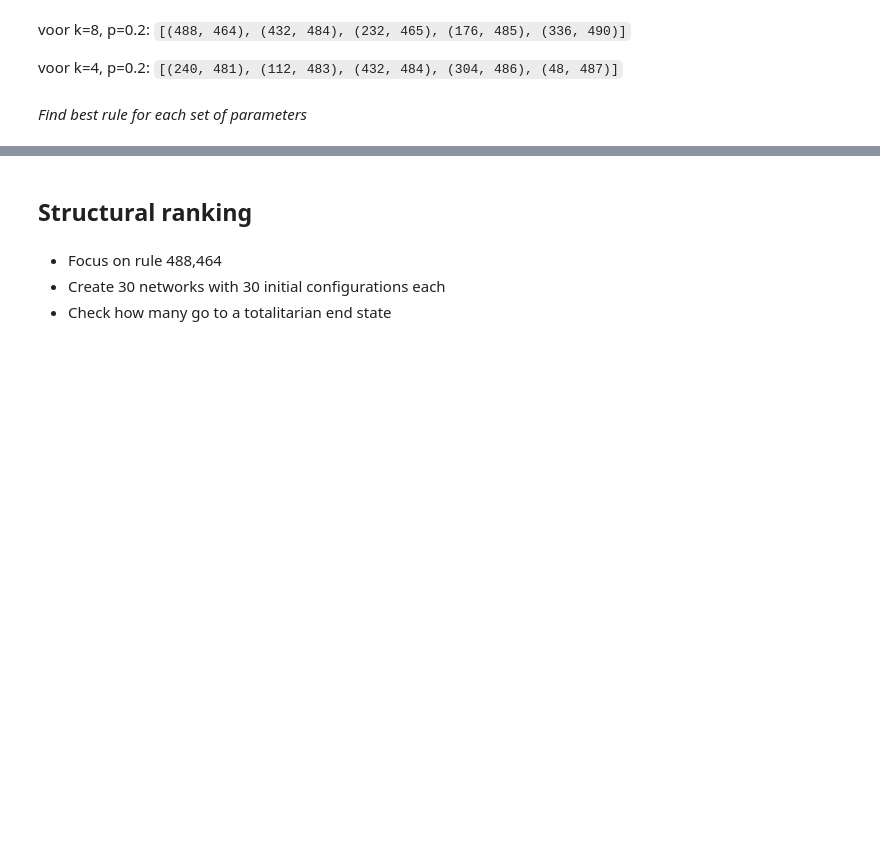
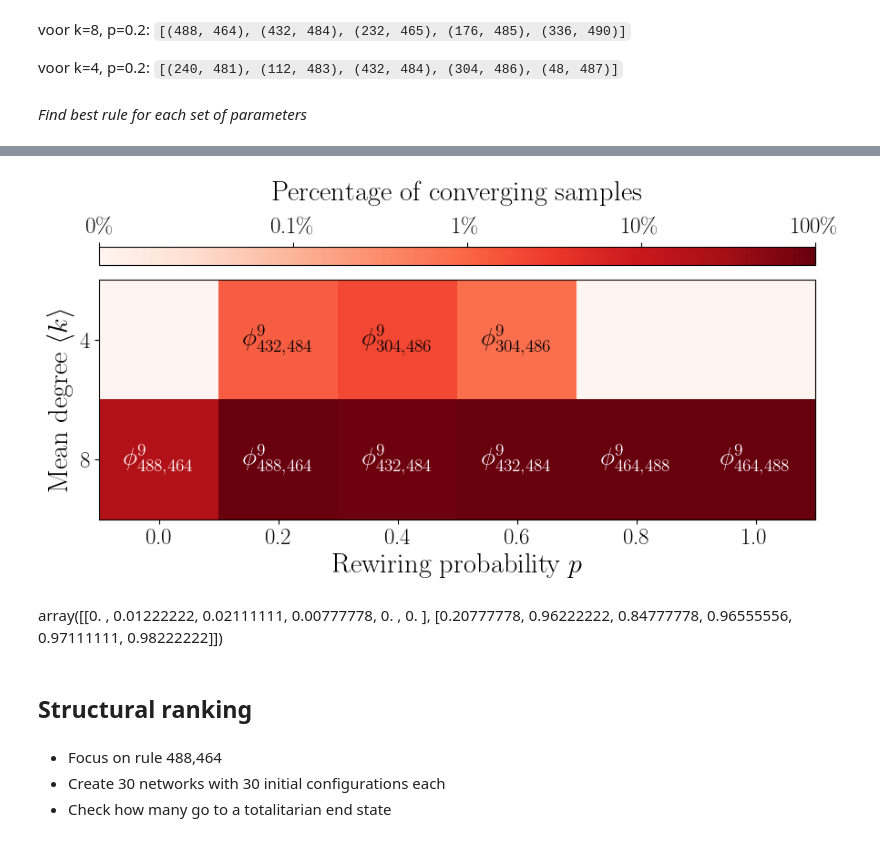
Before and after one commit to mrollier/network_automata_robustness, a Jupyter notebook: manuscript/impact_analysis-figures.ipynb, the cells around one changed output, grey strips where cells are left out. Cells and saved outputs as stored; diff of their text form; code cells hidden in the pictures; blank space fills up the shorter version.

```diff
--- a/manuscript/impact_analysis-figures.ipynb
+++ b/manuscript/impact_analysis-figures.ipynb
@@ -1244,0 +1263,52 @@ Working on degree 8 and rewiring probability 0p20 ...
+# %%
+from matplotlib.colors import SymLogNorm
+
+final_homogeneous_fractions = final_homogeneous_counts / stacked_configs.shape[0]
+
+fig, ax = plt.subplots(figsize=(9, 6))
+fontsize = 22
+
+norm = SymLogNorm(linthresh=1e-3, vmin=final_homogeneous_fractions.min(), vmax=1.)
+im = ax.imshow(final_homogeneous_fractions, cmap='Reds', norm=norm)
+
+for row in range(final_homogeneous_fractions.shape[0]):
+    for col in range(final_homogeneous_fractions.shape[1]):
+        value = final_homogeneous_fractions[row, col]
+        beta, sigma = final_best_rules[row, col]
+        if value == 0:
+            rule = ''
+        else:
+            rule = f'$\\phi^{{{target_resolution}}}_{{{beta},{sigma}}}$'
+        text_color = "white" if norm(value) > 0.8 else "black"
+        text = fr"{rule}"
+        ax.text(col, row, text, ha="center", va="center", color=text_color, fontsize=fontsize-2, fontweight='bold')
+
+ax.set_xlabel(f'Rewiring probability $p$', fontsize=fontsize)
+ax.set_ylabel(f'Mean degree $\\langle k \\rangle$', fontsize=fontsize)
+# ax.set_title('Final homogeneous fractions')
+cbar = fig.colorbar(im, ax=ax, label='Percentage of converging samples', orientation='horizontal', pad=0.03, location='top', aspect=40)
+cbar.set_ticks([0, 0.001, 0.01, 0.1, 1.0])
+cbar.set_ticklabels([f'0\\%', f'0.1\\%', f'1\\%', f'10\\%', f'100\\%'])
+cbar.ax.tick_params(labelsize=fontsize-4)
+
+cbar.ax.xaxis.label.set_fontsize(fontsize)
+cbar.ax.xaxis.labelpad = 14
+cbar.ax.xaxis.set_label_position('top')
+cbar.ax.xaxis.set_ticks_position('top')
+
+ax.set_xticks(np.arange(len(p_values)))
+ax.set_xticklabels(np.array(p_values), size=fontsize-4)
+
+ax.set_yticks(np.arange(len(degree_values)))
+ax.set_yticklabels(np.array(degree_values), size=fontsize-4)
+
+plt.tight_layout()
+
+plt.savefig(figures_dir+f'final_homogeneous_fractions_r{target_resolution}.pdf', bbox_inches='tight')
+# %% [output]
+[figure, added]
+# %% [markdown]
+array([[0.        , 0.01222222, 0.02111111, 0.00777778, 0.        ,
+        0.        ],
+       [0.20777778, 0.96222222, 0.84777778, 0.96555556, 0.97111111,
+        0.98222222]])
```
Also changed, not shown: parts of 7 cells of this notebook, 2 other files.
